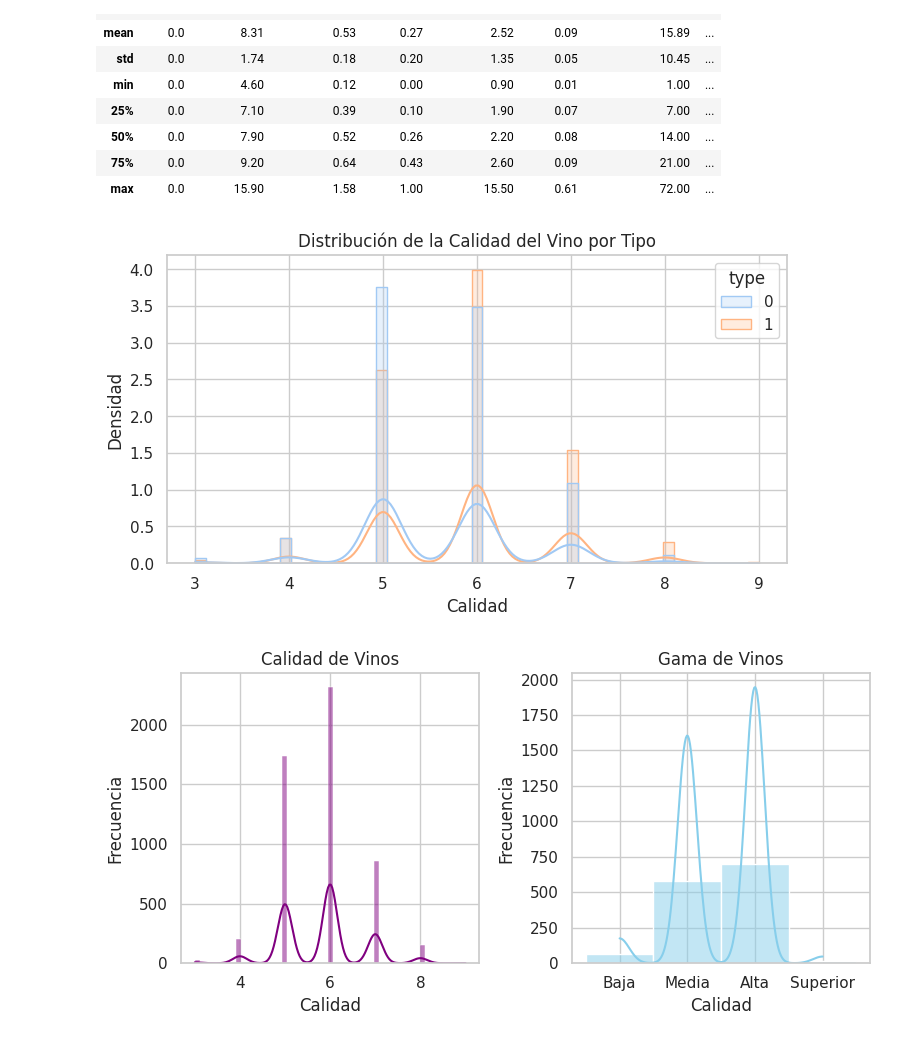
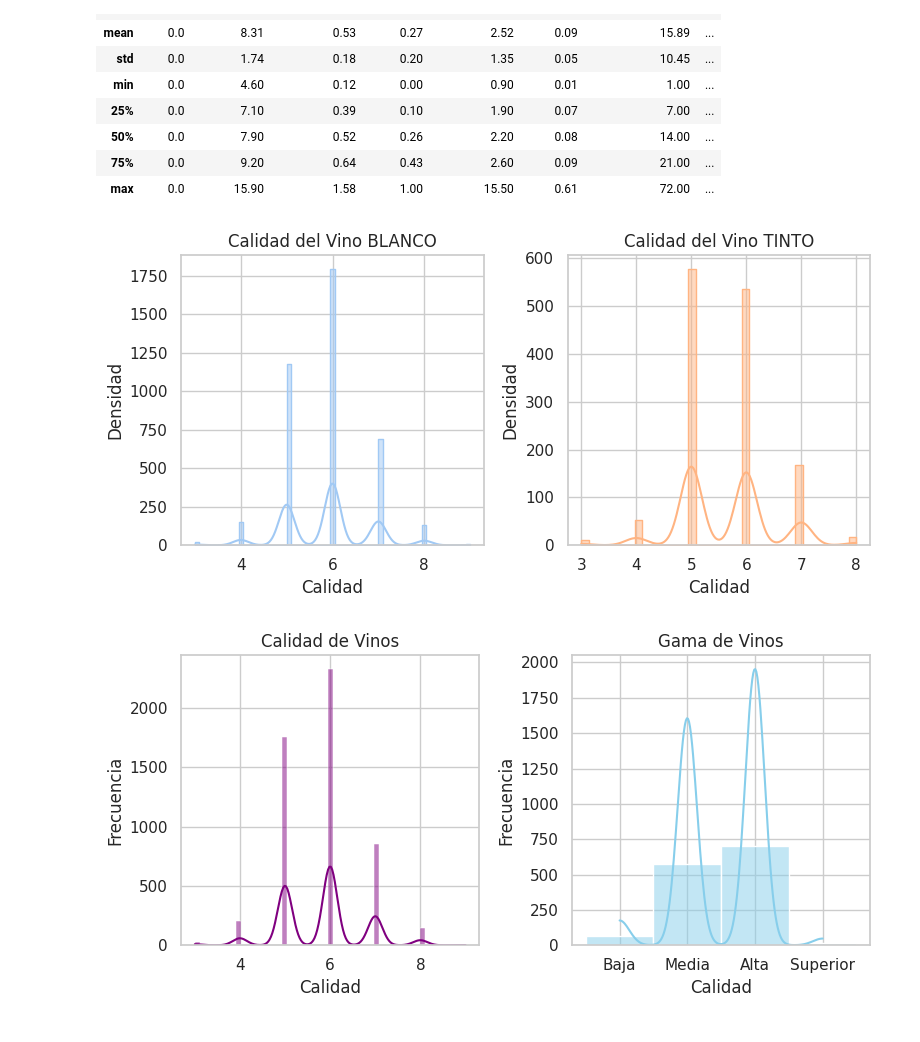
Before and after one commit to eugeinga/CODER-DataScienceII, a Jupyter notebook: DataScienceII_EugeniaIngaramo.ipynb, the cells around one changed output. Drawn from its saved outputs; the diff is of its cells as text; code cells hidden in the pictures.

```diff
--- a/DataScienceII_EugeniaIngaramo.ipynb
+++ b/DataScienceII_EugeniaIngaramo.ipynb
@@ -568,14 +569,24 @@ df_red.describe().round(2)
 # %%
 # Comparo la distribución de las calidades de los vinos por tipo de vino
 
 plt.figure(figsize=(8, 4))
-sns.histplot(data=df, x='quality', hue='type', kde=True, element="step", stat="density", common_norm=False, color=custom_palette.values())
-plt.title('Distribución de la Calidad del Vino por Tipo')
+
+plt.subplot(1, 2, 1)
+sns.histplot(data=df_white, x='quality', kde=True, element="step", color='#a1c9f4', bins=int(np.sqrt(len(df_white['quality']))))
+plt.title('Calidad del Vino BLANCO')
 plt.xlabel('Calidad')
 plt.ylabel('Densidad')
+
+plt.subplot(1, 2, 2)
+sns.histplot(data=df_red, x='quality', kde=True, element="step", color='#ffb482', bins=int(np.sqrt(len(df_red['quality']))))
+plt.title('Calidad del Vino TINTO')
+plt.xlabel('Calidad')
+plt.ylabel('Densidad')
+
+plt.tight_layout()
 plt.show()
 # %% [output]
-[figure, old version]
+[figure, new version]
 # %%
 # Comparo la distribución de la variable calidad con la gama de vinos.
 
```
Also changed, not shown: parts of 1 cell of this notebook.
